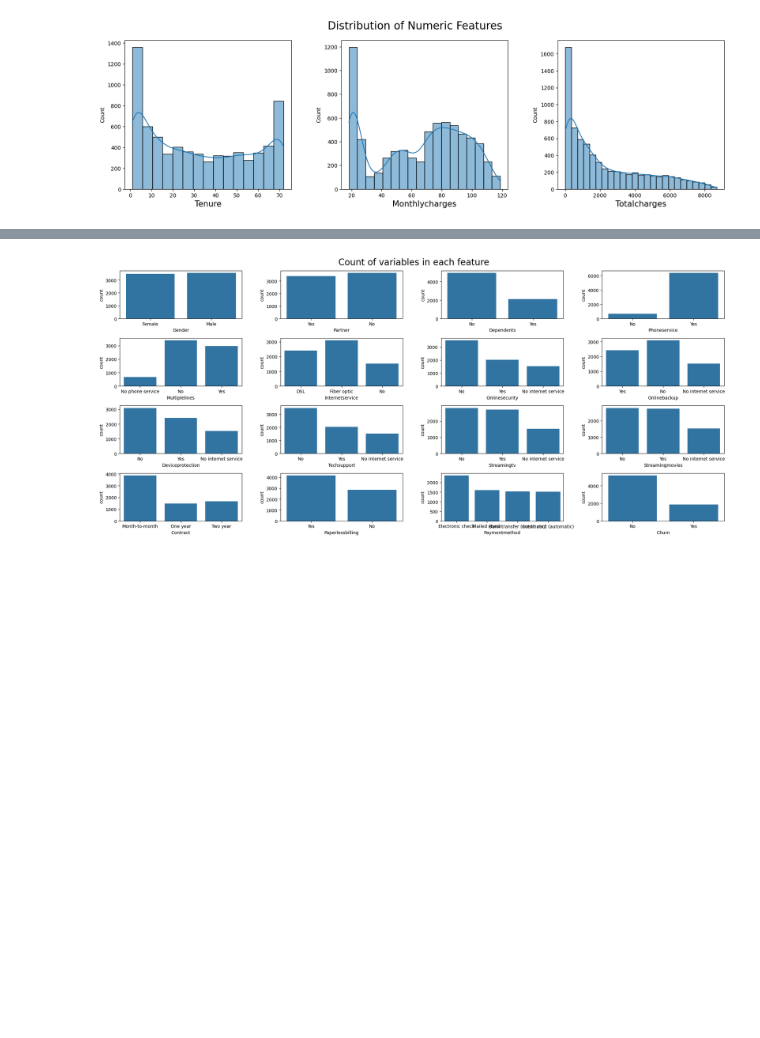
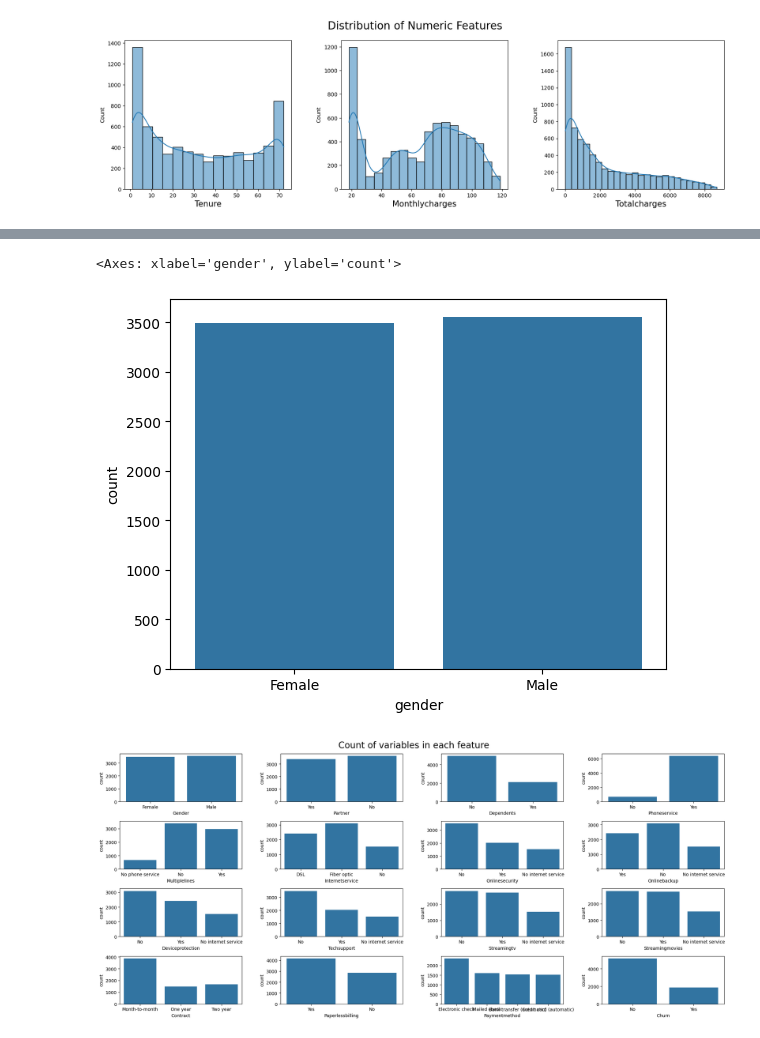
Before and after one commit to AduragbemiOyinlola/Churn, a Jupyter notebook: churn.ipynb, the cells around one changed output, grey strips where cells are left out. Drawn from its saved outputs; the diff is of its cells as text; code cells hidden in the pictures; blank space fills up the shorter version.

```diff
--- a/churn.ipynb
+++ b/churn.ipynb
@@ -311,3 +332,9 @@ Observations from the plot above:
+# %%
+sns.countplot(data=df, x=df['Gender']);
+plt.title('Distribution of Gender');
+# %% [output]
+<Axes: xlabel='gender', ylabel='count'>
+[figure, added]
 # %%
 # created a list of categorical columns in the dataset to be converted to numerical columns
 cat_feat = ['Gender', 'Partner', 'Dependents', 'Phoneservice',
```
Also changed, not shown: parts of 3 cells of this notebook.
